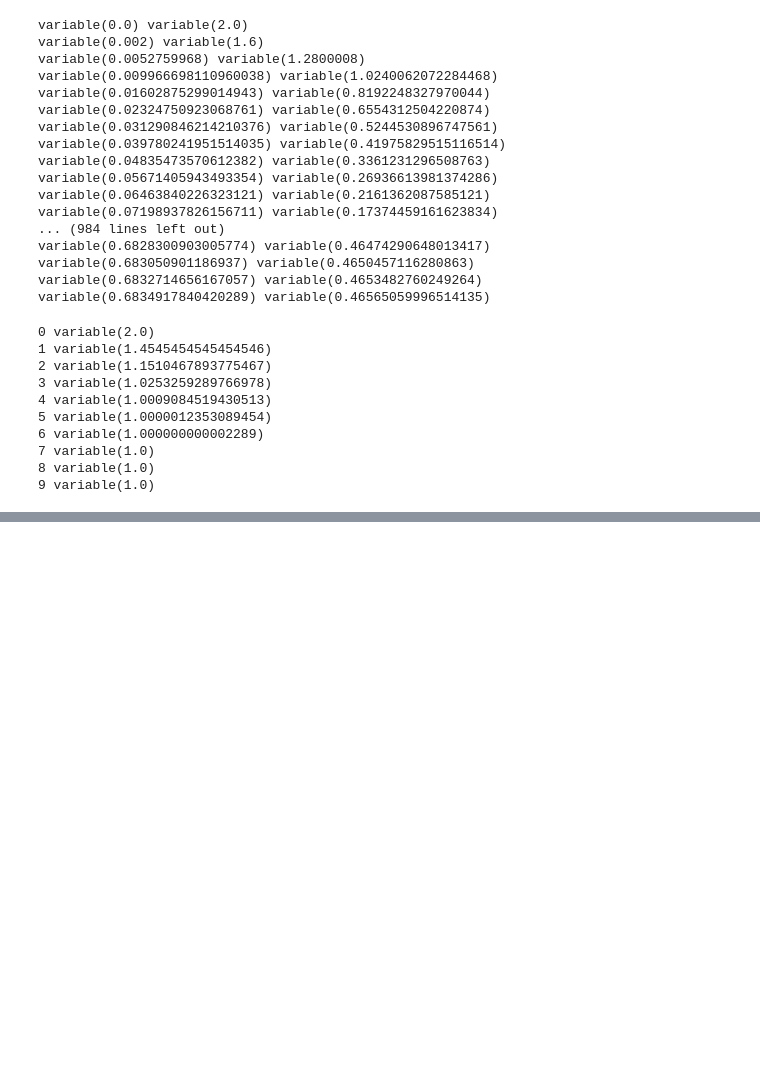
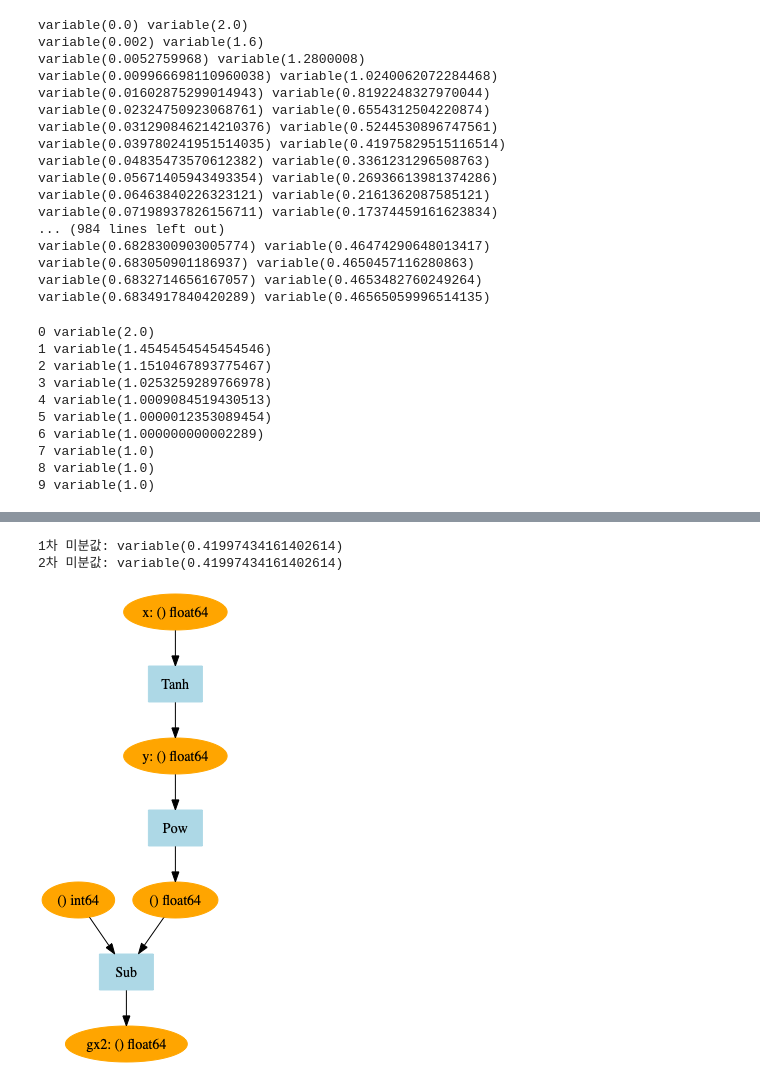
Before and after one commit to young-hun-jo/DeepLearningOnlyNumpy, a Jupyter notebook: season3/hands_on/제3고지.ipynb, the cells around one changed output, grey strips where cells are left out. Drawn from its saved outputs; the diff is of its cells as text; code cells hidden in the pictures; blank space fills up the shorter version.

```diff
--- a/season3/hands_on/제3고지.ipynb
+++ b/season3/hands_on/제3고지.ipynb
@@ -349,0 +552,29 @@ for i in range(iters):
+# %%
+import numpy as np
+from dezero import Variable
+from dezero.utils import plot_dot_graph
+import dezero.functions as F
+
+x = Variable(np.array(1.0))
+y = F.tanh(x)
+x.name = 'x'
+y.name = 'y'
+
+# 1차 미분
+y.backward(create_graph=True)
+gx = x.grad
+print('1차 미분값:', x.grad)
+
+# 2차 미분
+x.clear_grad()
+gx.backward(create_graph=True)
+gx2 = x.grad
+print('2차 미분값:', x.grad)
+
+# 계산 그래프 시각화
+gx2.name = 'gx2'
+plot_dot_graph(gx2, verbose=True, to_file='graph2.png')
+# %% [output]
+1차 미분값: variable(0.41997434161402614)
+2차 미분값: variable(0.41997434161402614)
+[figure, added]
```
Also changed, not shown: parts of 11 cells of this notebook, 1 other file.
